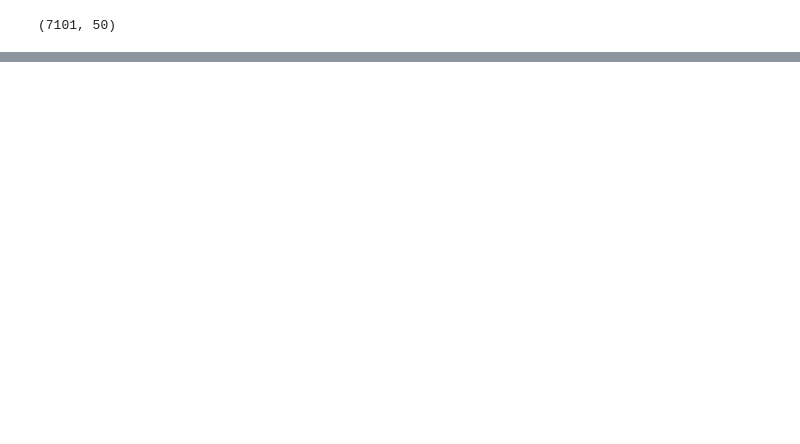
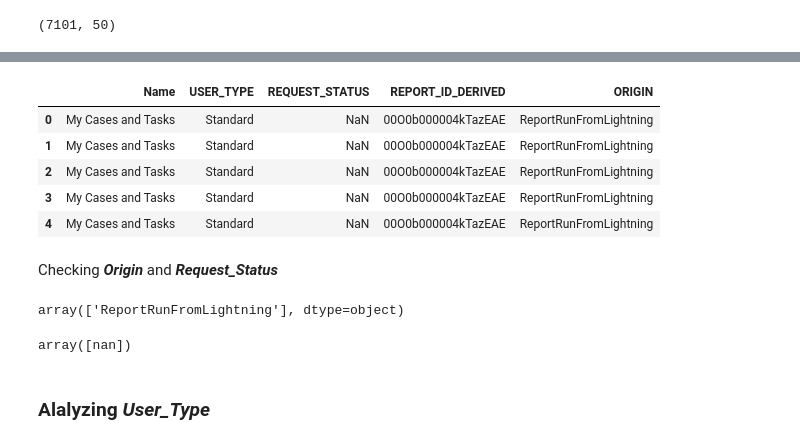
Before and after one commit to dell-splab/lightning-analysis, a Jupyter notebook: 1.4 What kind of users are running these reports.ipynb, the cells around one changed output, grey strips where cells are left out. Saved outputs shown, nothing was run; the diff lists cells and outputs as text; code cells hidden in the pictures; blank space fills up the shorter version.

```diff
--- a/1.4 What kind of users are running these reports.ipynb
+++ b/1.4 What kind of users are running these reports.ipynb
@@ -54,0 +141,23 @@ list(active_reports.columns)
+# %%
+active_and_problematic_reports.rename(columns={'USER_TYPE_x': 'USER_TYPE'}, inplace = True)
+# %%
+active_and_problematic_reports.rename(columns={'REPORT_ID_DERIVED_x': 'REPORT_ID_DERIVED'}, inplace = True)
+# %%
+active_and_problematic_reports.head()
+# %% [output]
+|  | Name | USER_TYPE | REQUEST_STATUS | REPORT_ID_DERIVED | ORIGIN |
+| 0 | My Cases and Tasks | Standard | NaN | 00O0b000004kTazEAE | ReportRunFromLightning |
+| 1 | My Cases and Tasks | Standard | NaN | 00O0b000004kTazEAE | ReportRunFromLightning |
+| 2 | My Cases and Tasks | Standard | NaN | 00O0b000004kTazEAE | ReportRunFromLightning |
+| 3 | My Cases and Tasks | Standard | NaN | 00O0b000004kTazEAE | ReportRunFromLightning |
+| 4 | My Cases and Tasks | Standard | NaN | 00O0b000004kTazEAE | ReportRunFromLightning |
+# %% [markdown]
+Checking ***Origin*** and ***Request_Status***
+# %%
+active_and_problematic_reports['ORIGIN'].unique()
+# %% [output]
+array(['ReportRunFromLightning'], dtype=object)
+# %%
+active_and_problematic_reports['REQUEST_STATUS'].unique()
+# %% [output]
+array([nan])
@@ -54,0 +167,2 @@ list(active_reports.columns)
+# %% [markdown]
+### Alalyzing ***User_Type***
```
Also changed, not shown: parts of 40 cells of this notebook.
